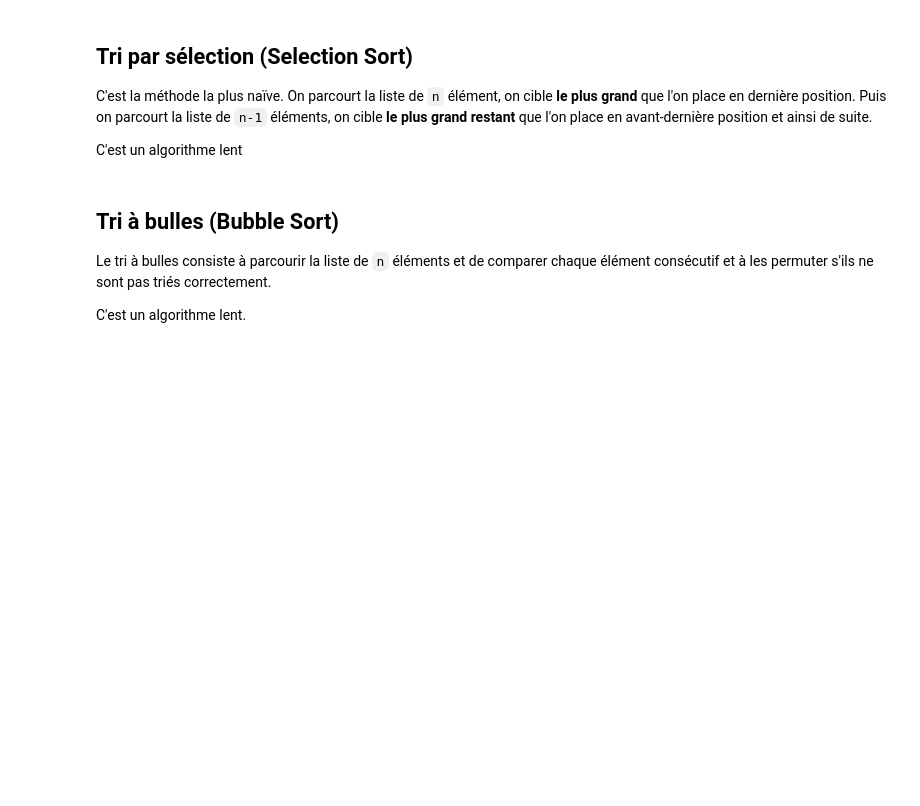
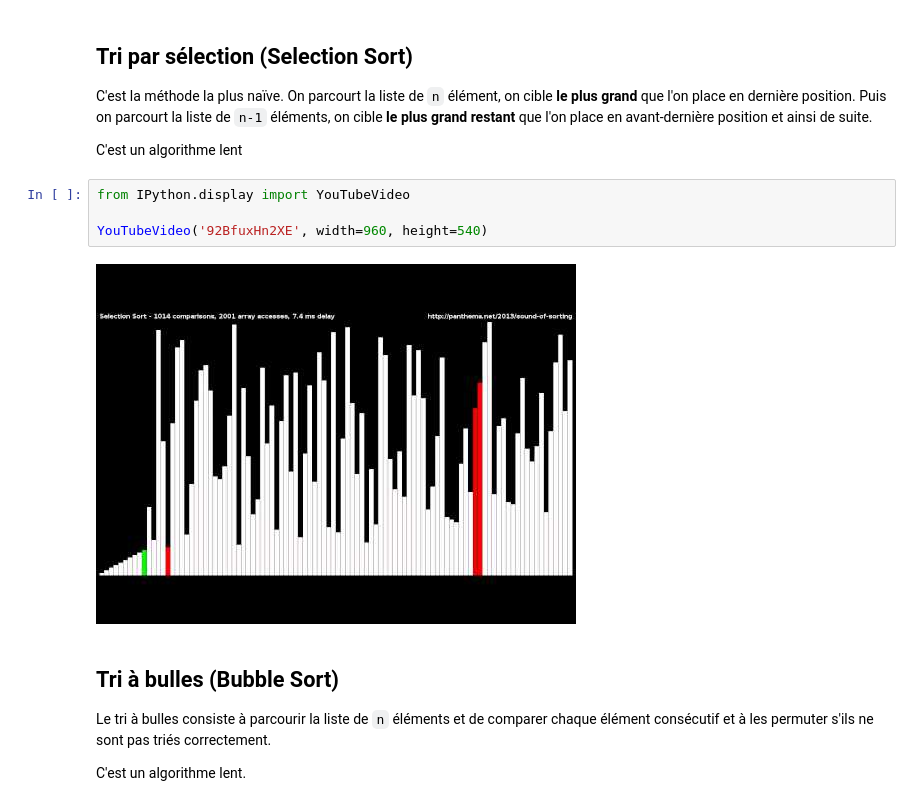
Before and after one commit to vkeller/modulo-gybe, a Jupyter notebook: 1M/algo/cours/Cours5.2.ipynb, the cells around one changed output. Drawn from its saved outputs; the diff is of its cells as text; blank space fills up the shorter version.

```diff
--- a/1M/algo/cours/Cours5.2.ipynb
+++ b/1M/algo/cours/Cours5.2.ipynb
@@ -47,6 +47,12 @@ Décrivez votre méthode (votre algorithme) à l'aide d'un algorigramme
 C'est la méthode la plus naïve. On parcourt la liste de `n` élément, on cible **le plus grand** que l'on place en dernière position. Puis on parcourt la liste de `n-1` éléments, on cible **le plus grand restant** que l'on place en avant-dernière position et ainsi de suite.
 
 C'est un algorithme lent
+# %%
+from IPython.display import YouTubeVideo
+
+YouTubeVideo('92BfuxHn2XE', width=960, height=540)
+# %% [output]
+[figure, added]
 # %% [markdown]
 ## Tri à bulles (Bubble Sort)
 
```
Also changed, not shown: parts of 6 cells of this notebook.
